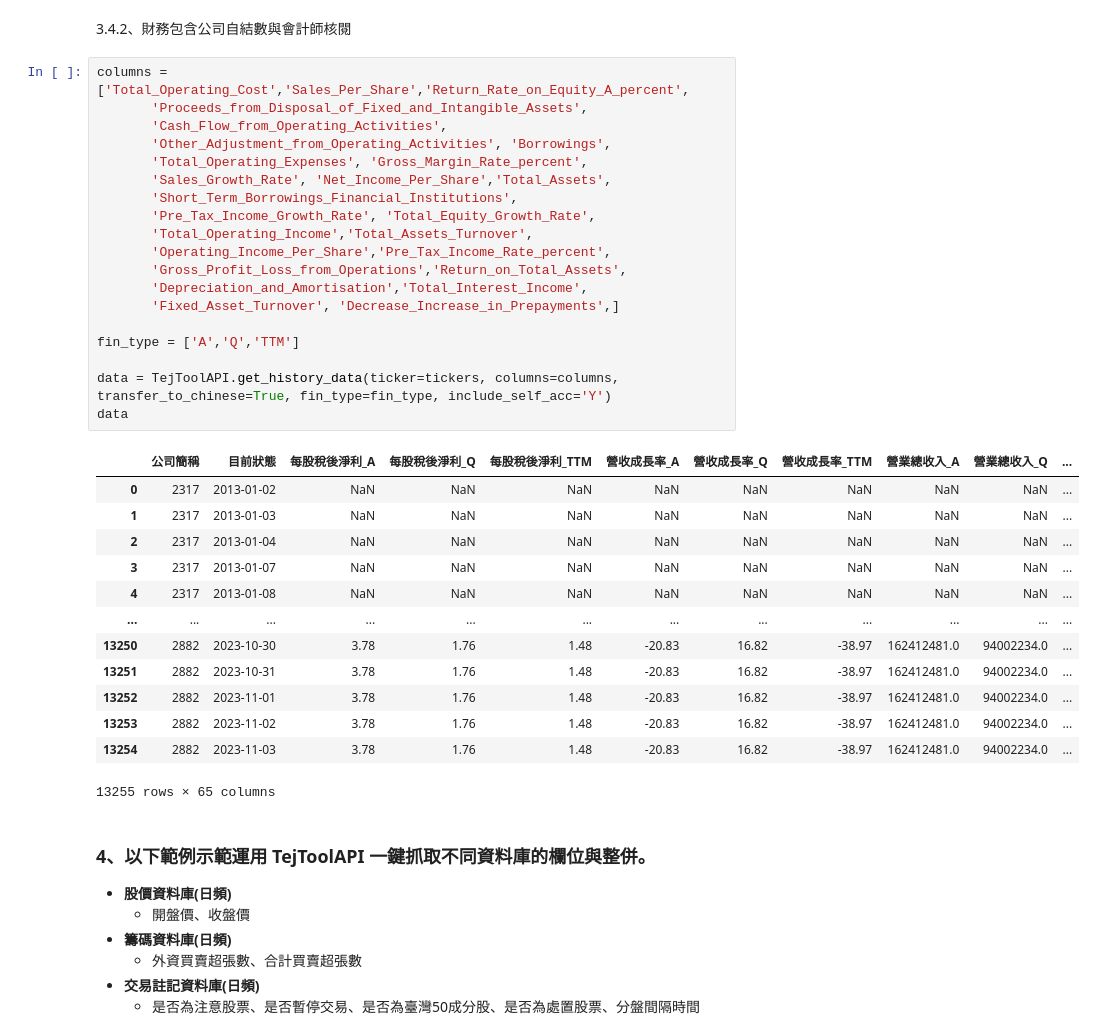
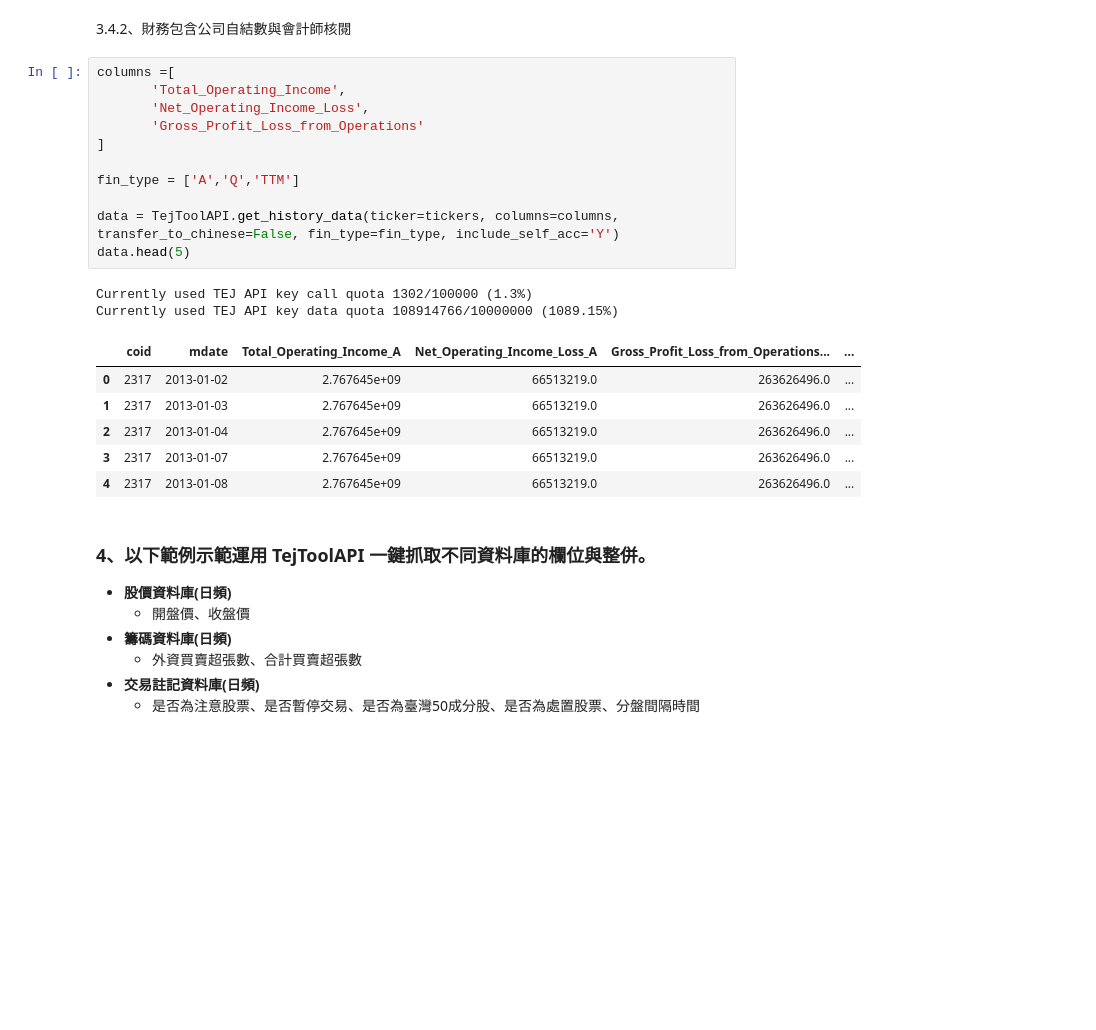
Before and after one commit to tejtw/TQuant-Lab, a Jupyter notebook: lecture/Data Preprocess - tejtoolapi.ipynb, the cells around one changed output. Drawn from its saved outputs; the diff is of its cells as text; blank space fills up the shorter version.

```diff
--- a/lecture/Data Preprocess - tejtoolapi.ipynb
+++ b/lecture/Data Preprocess - tejtoolapi.ipynb
@@ -233,38 +178,25 @@ data
 # %% [markdown]
 3.4.2、財務包含公司自結數與會計師核閱
 # %%
-columns =['Total_Operating_Cost','Sales_Per_Share','Return_Rate_on_Equity_A_percent',
-       'Proceeds_from_Disposal_of_Fixed_and_Intangible_Assets',
-       'Cash_Flow_from_Operating_Activities',
-       'Other_Adjustment_from_Operating_Activities', 'Borrowings',
-       'Total_Operating_Expenses', 'Gross_Margin_Rate_percent',
-       'Sales_Growth_Rate', 'Net_Income_Per_Share','Total_Assets',
-       'Short_Term_Borrowings_Financial_Institutions',
-       'Pre_Tax_Income_Growth_Rate', 'Total_Equity_Growth_Rate',
-       'Total_Operating_Income','Total_Assets_Turnover',
-       'Operating_Income_Per_Share','Pre_Tax_Income_Rate_percent',
-       'Gross_Profit_Loss_from_Operations','Return_on_Total_Assets',
-       'Depreciation_and_Amortisation','Total_Interest_Income',
-       'Fixed_Asset_Turnover', 'Decrease_Increase_in_Prepayments',]
+columns =[
+       'Total_Operating_Income',
+       'Net_Operating_Income_Loss',
+       'Gross_Profit_Loss_from_Operations'
+]
 
 fin_type = ['A','Q','TTM']
 
-data = TejToolAPI.get_history_data(ticker=tickers, columns=columns, transfer_to_chinese=True, fin_type=fin_type, include_self_acc='Y')
-data
+data = TejToolAPI.get_history_data(ticker=tickers, columns=columns, transfer_to_chinese=False, fin_type=fin_type, include_self_acc='Y')
+data.head(5)
 # %% [output]
+Currently used TEJ API key call quota 1302/100000 (1.3%)
+Currently used TEJ API key data quota 108914766/10000000 (1089.15%)
-|  | 公司簡稱 | 目前狀態 | 每股稅後淨利_A | 每股稅後淨利_Q | 每股稅後淨利_TTM | 營收成長率_A | 營收成長率_Q | 營收成長率_TTM | 營業總收入_A | 營業總收入_Q | ... |
-| 0 | 2317 | 2013-01-02 | NaN | NaN | NaN | NaN | NaN | NaN | NaN | NaN | ... |
-| 1 | 2317 | 2013-01-03 | NaN | NaN | NaN | NaN | NaN | NaN | NaN | NaN | ... |
-| 2 | 2317 | 2013-01-04 | NaN | NaN | NaN | NaN | NaN | NaN | NaN | NaN | ... |
-| 3 | 2317 | 2013-01-07 | NaN | NaN | NaN | NaN | NaN | NaN | NaN | NaN | ... |
-| 4 | 2317 | 2013-01-08 | NaN | NaN | NaN | NaN | NaN | NaN | NaN | NaN | ... |
-| ... | ... | ... | ... | ... | ... | ... | ... | ... | ... | ... | ... |
-| 13250 | 2882 | 2023-10-30 | 3.78 | 1.76 | 1.48 | -20.83 | 16.82 | -38.97 | 162412481.0 | 94002234.0 | ... |
-| 13251 | 2882 | 2023-10-31 | 3.78 | 1.76 | 1.48 | -20.83 | 16.82 | -38.97 | 162412481.0 | 94002234.0 | ... |
-| 13252 | 2882 | 2023-11-01 | 3.78 | 1.76 | 1.48 | -20.83 | 16.82 | -38.97 | 162412481.0 | 94002234.0 | ... |
-| 13253 | 2882 | 2023-11-02 | 3.78 | 1.76 | 1.48 | -20.83 | 16.82 | -38.97 | 162412481.0 | 94002234.0 | ... |
-| 13254 | 2882 | 2023-11-03 | 3.78 | 1.76 | 1.48 | -20.83 | 16.82 | -38.97 | 162412481.0 | 94002234.0 | ... |
+|  | coid | mdate | Total_Operating_Income_A | Net_Operating_Income_Loss_A | Gross_Profit_Loss_from_Operations... | ... |
+| 0 | 2317 | 2013-01-02 | 2.767645e+09 | 66513219.0 | 263626496.0 | ... |
+| 1 | 2317 | 2013-01-03 | 2.767645e+09 | 66513219.0 | 263626496.0 | ... |
+| 2 | 2317 | 2013-01-04 | 2.767645e+09 | 66513219.0 | 263626496.0 | ... |
+| 3 | 2317 | 2013-01-07 | 2.767645e+09 | 66513219.0 | 263626496.0 | ... |
+| 4 | 2317 | 2013-01-08 | 2.767645e+09 | 66513219.0 | 263626496.0 | ... |
-13255 rows × 65 columns
 # %% [markdown]
 ### 4、以下範例示範運用 TejToolAPI 一鍵抓取不同資料庫的欄位與整併。
 - **股價資料庫(日頻)**
```
Also changed, not shown: parts of 16 cells of this notebook, 1 other file.
